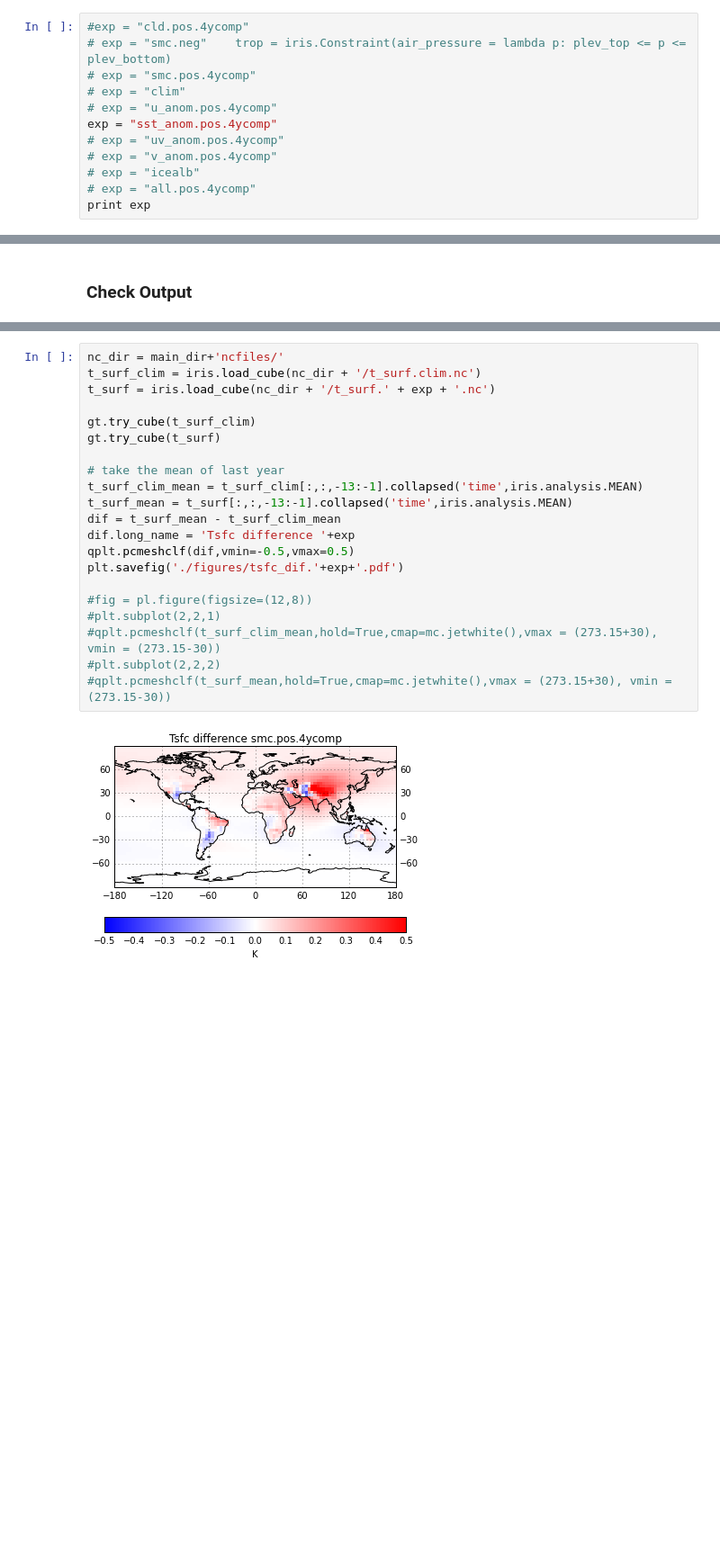
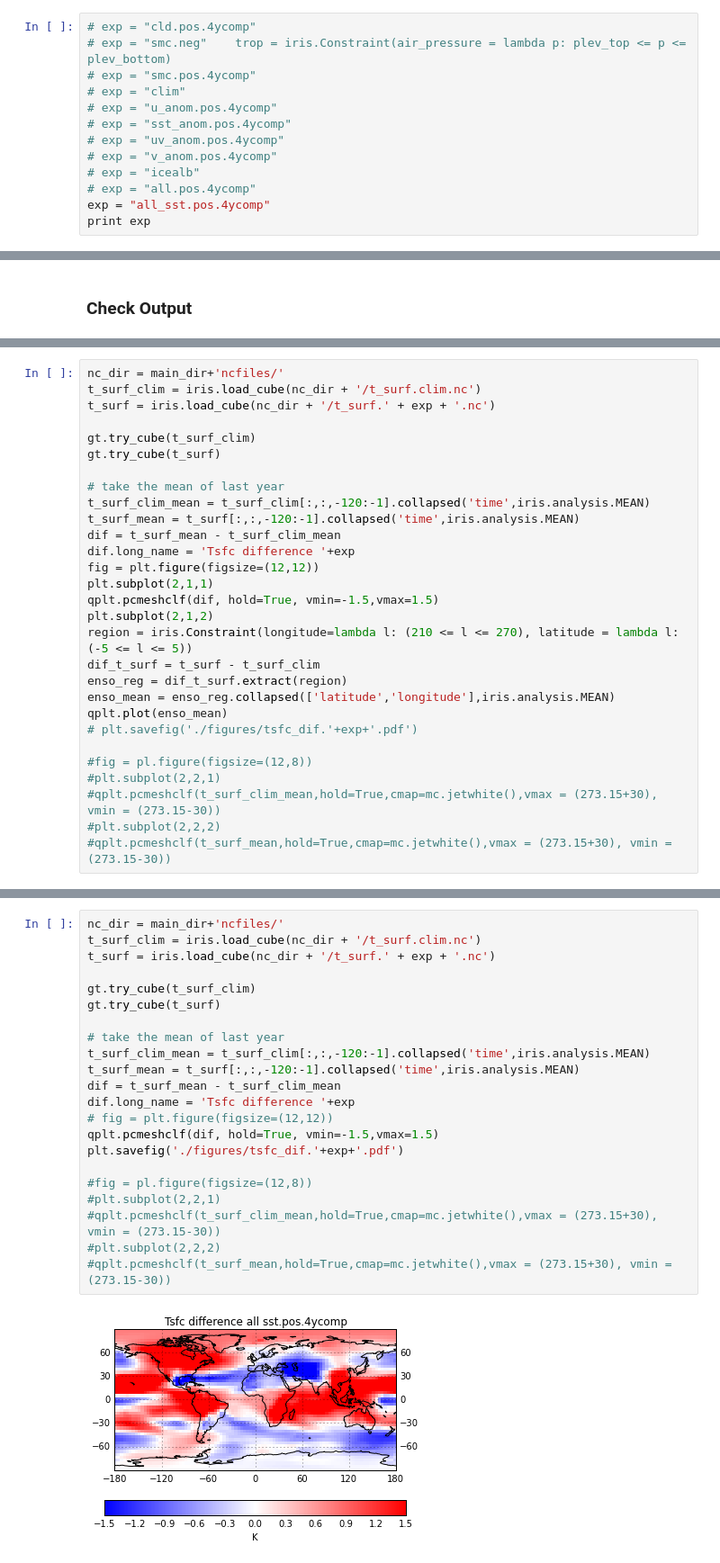
Before and after one commit to nltyrrell/greb_tools, a Jupyter notebook: greb_exp_4ysl_composites.ipynb, the cells around one changed output, grey strips where cells are left out. Shown at 90% size. Saved outputs shown, nothing was run; the diff lists cells and outputs as text; blank space fills up the shorter version.

Commit message:
4ysl reproduced with u, v, cld, smc, but adding heatflux to enso region working technically but not scientifically

```diff
--- a/greb_exp_4ysl_composites.ipynb
+++ b/greb_exp_4ysl_composites.ipynb
@@ -32,15 +46,16 @@ import greb_tools as gt
 # %% [markdown]
 Define the experiment name
 # %%
-#exp = "cld.pos.4ycomp"
+# exp = "cld.pos.4ycomp"
 # exp = "smc.neg"    trop = iris.Constraint(air_pressure = lambda p: plev_top <= p <= plev_bottom)
 # exp = "smc.pos.4ycomp"
 # exp = "clim"
 # exp = "u_anom.pos.4ycomp"
-exp = "sst_anom.pos.4ycomp"
+# exp = "sst_anom.pos.4ycomp"
 # exp = "uv_anom.pos.4ycomp"
 # exp = "v_anom.pos.4ycomp"
 # exp = "icealb"
 # exp = "all.pos.4ycomp"
+exp = "all_sst.pos.4ycomp"
 print exp
 # %% [output]
@@ -324,0 +387,29 @@ smc.pos.4ycomp
+# %%
+nc_dir = main_dir+'ncfiles/'
+t_surf_clim = iris.load_cube(nc_dir + '/t_surf.clim.nc')
+t_surf = iris.load_cube(nc_dir + '/t_surf.' + exp + '.nc')
+
+gt.try_cube(t_surf_clim)
+gt.try_cube(t_surf)
+
+# take the mean of last year
+t_surf_clim_mean = t_surf_clim[:,:,-120:-1].collapsed('time',iris.analysis.MEAN)
+t_surf_mean = t_surf[:,:,-120:-1].collapsed('time',iris.analysis.MEAN)
+dif = t_surf_mean - t_surf_clim_mean
+dif.long_name = 'Tsfc difference '+exp
+fig = plt.figure(figsize=(12,12))
+plt.subplot(2,1,1)
+qplt.pcmeshclf(dif, hold=True, vmin=-1.5,vmax=1.5)
+plt.subplot(2,1,2)
+region = iris.Constraint(longitude=lambda l: (210 <= l <= 270), latitude = lambda l: (-5 <= l <= 5))
+dif_t_surf = t_surf - t_surf_clim
+enso_reg = dif_t_surf.extract(region)
+enso_mean = enso_reg.collapsed(['latitude','longitude'],iris.analysis.MEAN)
+qplt.plot(enso_mean)
+# plt.savefig('./figures/tsfc_dif.'+exp+'.pdf')
+
+#fig = pl.figure(figsize=(12,8))
+#plt.subplot(2,2,1)
+#qplt.pcmeshclf(t_surf_clim_mean,hold=True,cmap=mc.jetwhite(),vmax = (273.15+30), vmin = (273.15-30))
+#plt.subplot(2,2,2)
+#qplt.pcmeshclf(t_surf_mean,hold=True,cmap=mc.jetwhite(),vmax = (273.15+30), vmin = (273.15-30))
@@ -325,23 +419,24 @@ smc.pos.4ycomp
 # %%
 nc_dir = main_dir+'ncfiles/'
 t_surf_clim = iris.load_cube(nc_dir + '/t_surf.clim.nc')
 t_surf = iris.load_cube(nc_dir + '/t_surf.' + exp + '.nc')
 
 gt.try_cube(t_surf_clim)
 gt.try_cube(t_surf)
 
 # take the mean of last year
-t_surf_clim_mean = t_surf_clim[:,:,-13:-1].collapsed('time',iris.analysis.MEAN)
-t_surf_mean = t_surf[:,:,-13:-1].collapsed('time',iris.analysis.MEAN)
+t_surf_clim_mean = t_surf_clim[:,:,-120:-1].collapsed('time',iris.analysis.MEAN)
+t_surf_mean = t_surf[:,:,-120:-1].collapsed('time',iris.analysis.MEAN)
 dif = t_surf_mean - t_surf_clim_mean
 dif.long_name = 'Tsfc difference '+exp
-qplt.pcmeshclf(dif,vmin=-0.5,vmax=0.5)
+# fig = plt.figure(figsize=(12,12))
+qplt.pcmeshclf(dif, hold=True, vmin=-1.5,vmax=1.5)
 plt.savefig('./figures/tsfc_dif.'+exp+'.pdf')
 
 #fig = pl.figure(figsize=(12,8))
 #plt.subplot(2,2,1)
 #qplt.pcmeshclf(t_surf_clim_mean,hold=True,cmap=mc.jetwhite(),vmax = (273.15+30), vmin = (273.15-30))
 #plt.subplot(2,2,2)
 #qplt.pcmeshclf(t_surf_mean,hold=True,cmap=mc.jetwhite(),vmax = (273.15+30), vmin = (273.15-30))
 # %% [output]
-[figure, old version]
+[figure, new version]
```
Also changed, not shown: parts of 15 cells of this notebook, 7 other files.
